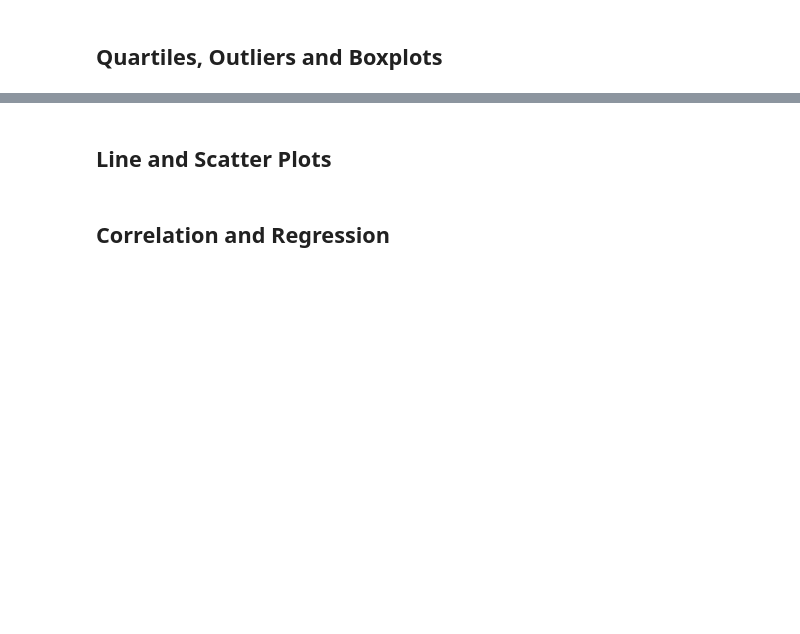
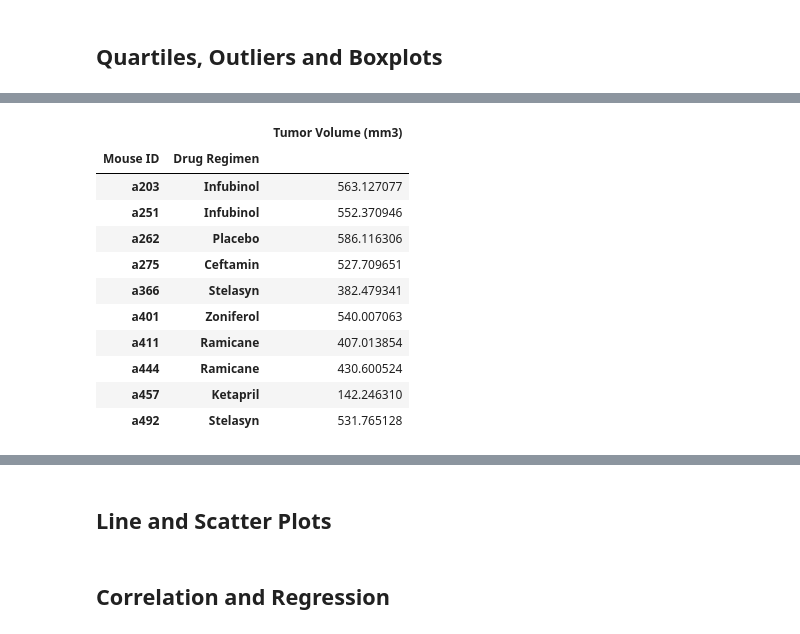
Before and after one commit to chokison79/Matplotlib-challenge, a Jupyter notebook: pymaceuticals_starter.ipynb, the cells around one changed output, grey strips where cells are left out. Cells and saved outputs as stored; diff of their text form; code cells hidden in the pictures; blank space fills up the shorter version.

```diff
--- a/pymaceuticals_starter.ipynb
+++ b/pymaceuticals_starter.ipynb
@@ -330,3 +348,19 @@ plt.pie(sizes, explode=explode, labels=labels, colors=colors, autopct="%1.1f%%")
 
 
 # Merge this group df with the original dataframe to get the tumor volume at the last timepoint
+# %%
+Total_volume_df = pd.DataFrame(clean_mousedata_df.groupby(['Mouse ID', 'Drug Regimen'])["Tumor Volume (mm3)"].sum())
+Total_volume_df.head(10)
+# %% [output]
+|  |  | Tumor Volume (mm3) |
+| Mouse ID | Drug Regimen |  |
+| a203 | Infubinol | 563.127077 |
+| a251 | Infubinol | 552.370946 |
+| a262 | Placebo | 586.116306 |
+| a275 | Ceftamin | 527.709651 |
+| a366 | Stelasyn | 382.479341 |
+| a401 | Zoniferol | 540.007063 |
+| a411 | Ramicane | 407.013854 |
+| a444 | Ramicane | 430.600524 |
+| a457 | Ketapril | 142.246310 |
+| a492 | Stelasyn | 531.765128 |
```
Also changed, not shown: parts of 9 cells of this notebook.
